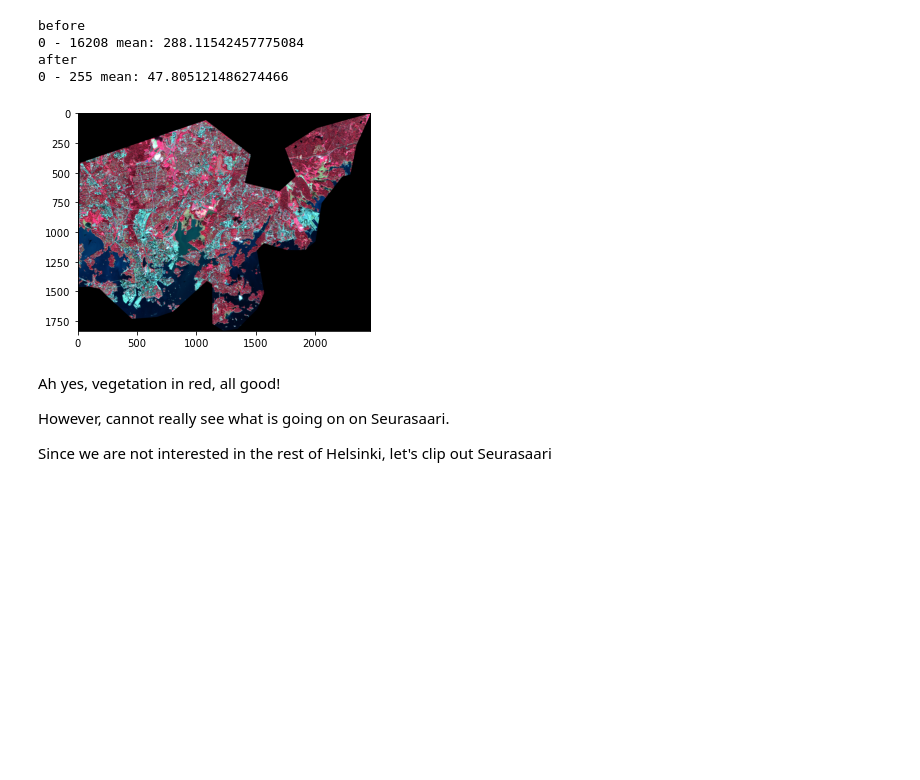
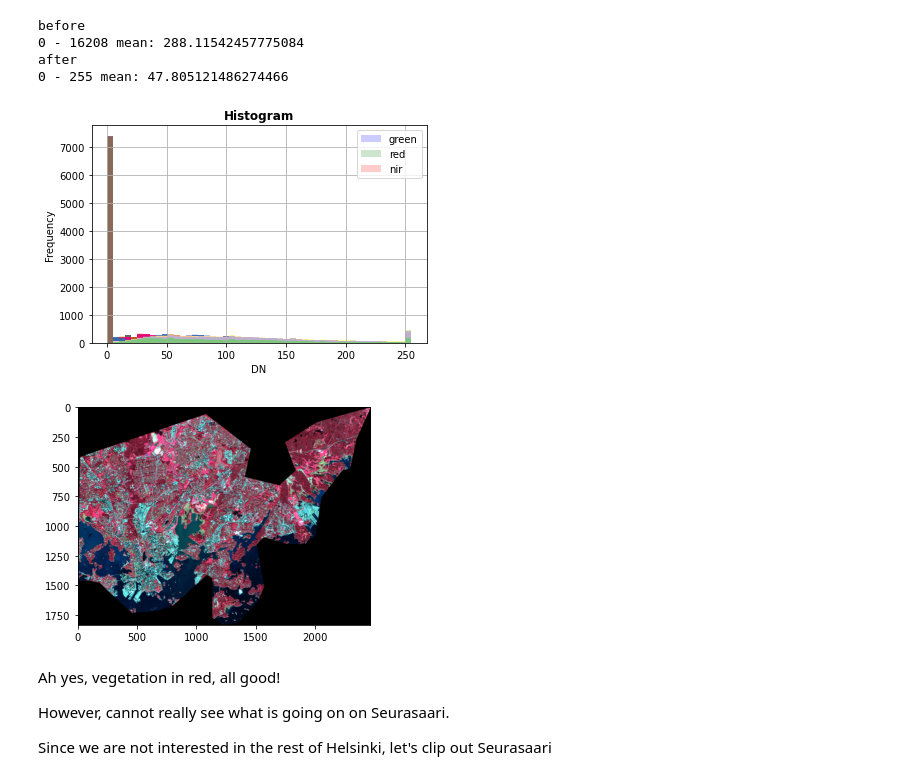
Before and after one commit to csc-training/PythonGIS_CSC, a Jupyter notebook: Raster/Seurasaari_trees.ipynb, the cells around one changed output. Saved outputs shown, nothing was run; the diff lists cells and outputs as text; code cells hidden in the pictures; blank space fills up the shorter version.

```diff
--- a/Raster/Seurasaari_trees.ipynb
+++ b/Raster/Seurasaari_trees.ipynb
@@ -88,0 +98,3 @@ show(nir);
+# %%
+nir = nir / 10000
+nir.dtype
@@ -89,4 +103,8 @@ show(nir);
 # %%
+
+
+
+
 # ok, there is Helsinki, but maybe only the nir band is not enough to look at...
 # let's plot a 'common false color image' instead
 # we need arrays of nir , green, red to be interpreted as rgb
@@ -95,6 +113,10 @@ show(nir);
 # nir we already have in memory
 red = s2tif.read(3)
 green = s2tif.read(2)
+
+
+red = red / 10000
+green = green / 10000
 # %%
 #show only takes single band inputs, so we need to find a different way
 #matplotlib pyplots imshow can plot normal images, so why not also EO products
@@ -163,10 +196,16 @@ after
 # %%
 #stack and plot normalized version
 
 stretchstack = np.dstack((stretchnir, stretchred, stretchgreen))
+
+show_hist(stretchstack, bins=50, lw=0.0, stacked=False, alpha=0.2,
+      histtype='stepfilled', label = ['nir','red','green'])
+
+
 plt.imshow(stretchstack);
 # %% [output]
-[figure, old version]
+[figure, new version]
+[figure, added]
 # %% [markdown]
 Ah yes, vegetation in red, all good!
 
```
Also changed, not shown: parts of 9 cells of this notebook.
